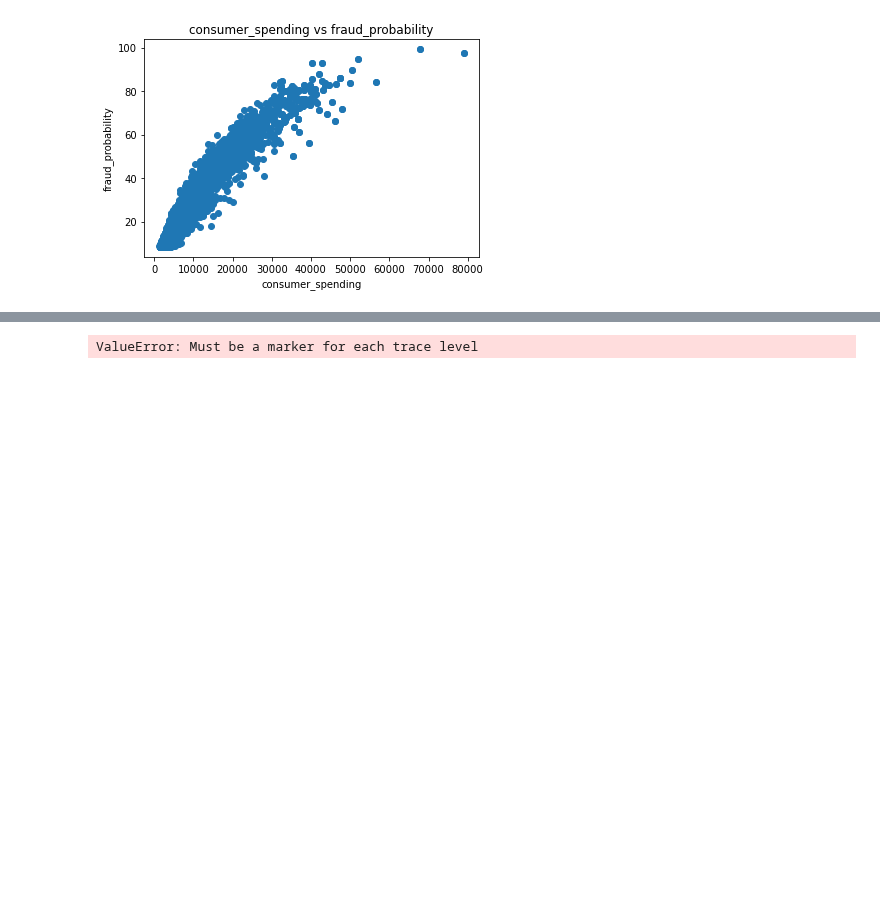
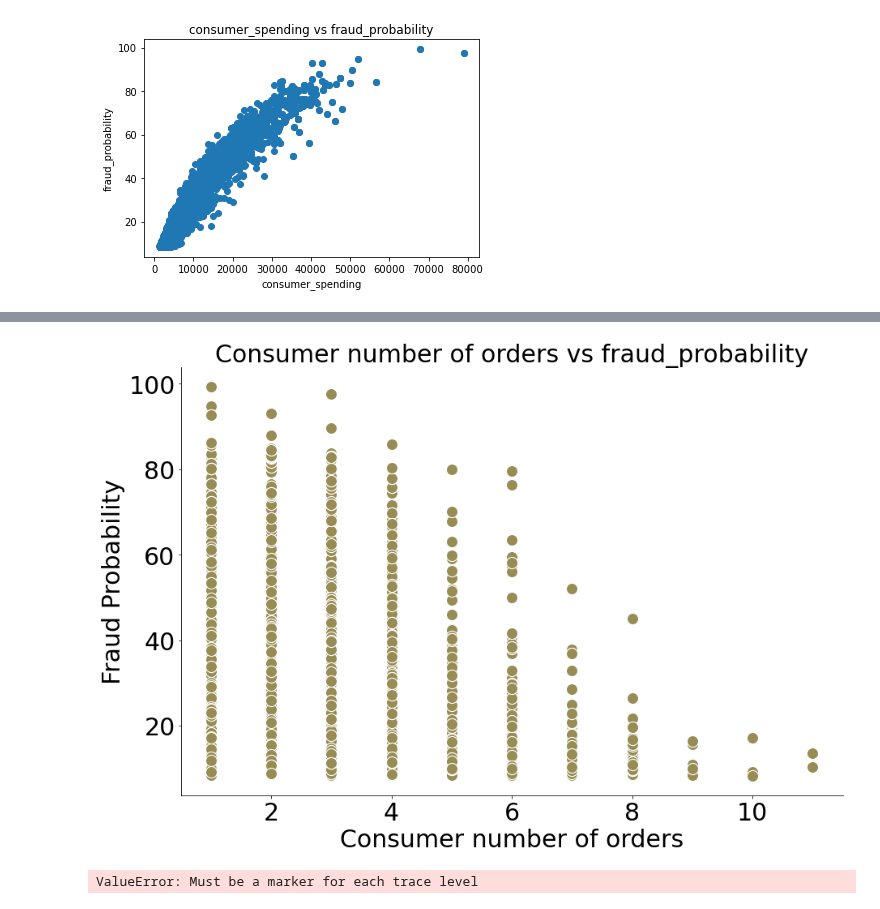
Before and after one commit to MAST30034-Applied-Data-Science/generic-buy-now-pay-later-project-group-19, a Jupyter notebook: notebooks/fraud.ipynb, the cells around one changed output, grey strips where cells are left out. Drawn from its saved outputs; the diff is of its cells as text; code cells hidden in the pictures; blank space fills up the shorter version.

```diff
--- a/notebooks/fraud.ipynb
+++ b/notebooks/fraud.ipynb
@@ -92,3 +136,18 @@ plt.close()
+# %%
+fig, ax = plt.subplots(1, figsize=(13, 9))
+ax = sns.scatterplot(x=consumer_fraud_join_df2["total_order"],y=consumer_fraud_join_df2["fraud_probability"], s=200, color='#988c55')
+fig = ax.figure
+
+ax.spines['right'].set_visible(False)
+ax.spines['top'].set_visible(False)
+ax.xaxis.set_tick_params(labelsize=30)
+ax.yaxis.set_tick_params(labelsize=30)
+ax.set_ylabel('Fraud Probability', fontsize=30)
+ax.set_xlabel('Consumer number of orders', fontsize=30)
+ax.set_title('Consumer number of orders vs fraud_probability',fontsize=30)
+fig.tight_layout()
+# %% [output]
+[figure, added]
 # %%
 #plt.scatter(x=consumer_fraud_join_df2["total_amount"]/consumer_fraud_join_df2["total_order"],y=consumer_fraud_join_df2["fraud_probability"])
 
```
Also changed, not shown: parts of 11 cells of this notebook.
